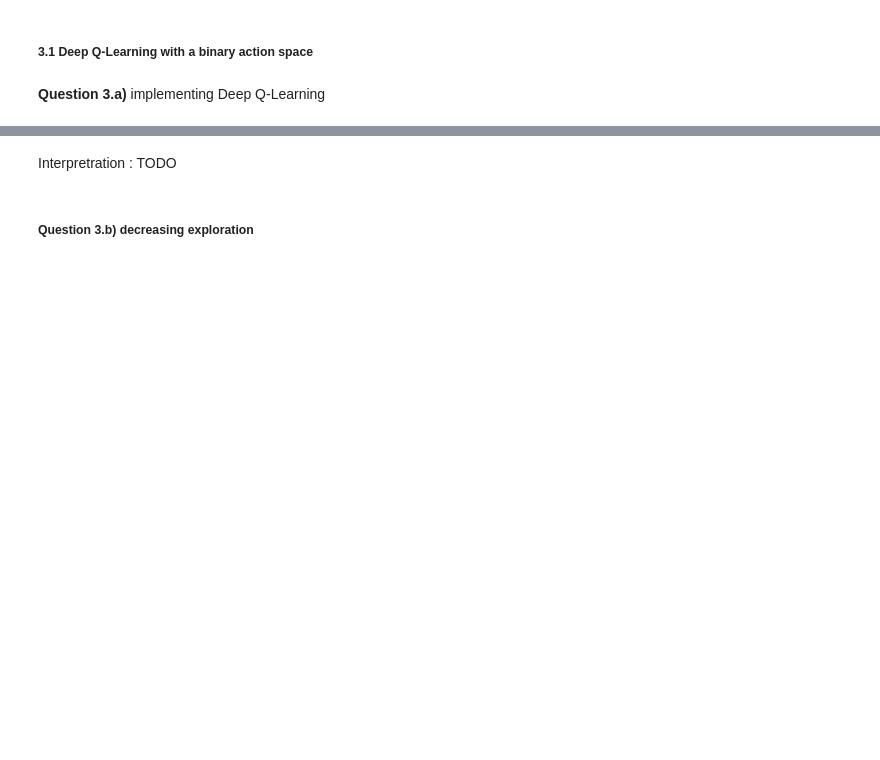
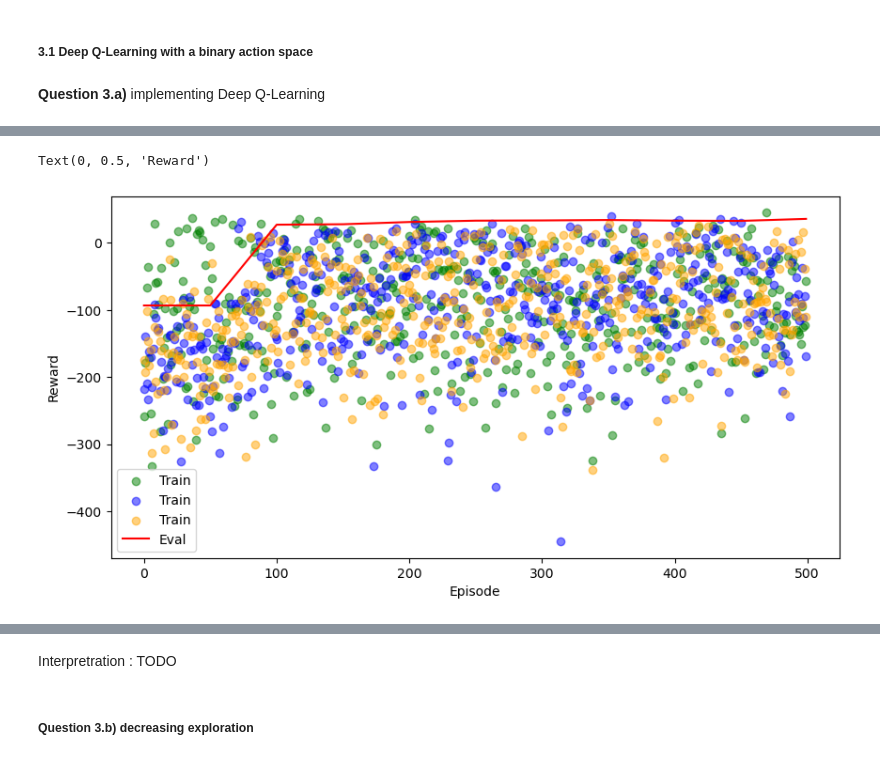
Before and after one commit to hichemhadhri/Miniproject_DQN-2, a Jupyter notebook: final.ipynb, the cells around one changed output, grey strips where cells are left out. Drawn from its saved outputs; the diff is of its cells as text; code cells hidden in the pictures; blank space fills up the shorter version.

```diff
--- a/final.ipynb
+++ b/final.ipynb
@@ -447,10 +426,10 @@ class QAgent(Agent):
         self.target_network.load_state_dict(self.policy_network.state_dict())
 
         # Define the optimizer
-        self.optimizer = torch.optim.AdamW(self.policy_network.parameters(), lr=LR,amsgrad=True)
+        self.optimizer = torch.optim.Adam(self.policy_network.parameters(), lr=LR)
 
         self.input_size = input_size
-        self.memory = ReplayMemory(10000)
+        self.memory = ReplayMemory(20000)
         self.device = device
 
 
@@ -536,7 +515,7 @@ class QAgent(Agent):
         self.target_network = QLearningModel(input_size=self.input_size)
         self.target_network.load_state_dict(self.policy_network.state_dict())
         # Define the optimizer
-        self.optimizer = torch.optim.AdamW(self.policy_network.parameters(), lr=LR,amsgrad=True)
+        self.optimizer = torch.optim.Adam(self.policy_network.parameters(), lr=LR)
         self.memory = ReplayMemory(20000)
 
     def act(self, obs,eps,eps_decay=False,eps_min=None,num_episodes=None,episode=None):
@@ -656,20 +650,25 @@ KeyboardInterrupt:
 # %%
 """Plotting the training and evaluation traces"""
 # replace zeros in the evaluation trace with None
 eval_trace[eval_trace == 0] = None
 
+avg_eval_trace = np.mean(eval_trace,axis=0)
 
+episodes = np.arange(num_episodes)
 
 # plot the training and evaluation traces
 plt.figure(figsize=(10,5))
 # change opactiy to 0.5 for a more transparent plot
 colors = ['green','blue','orange']
 
 [plt.scatter(np.arange(num_episodes),train_trace[t],label='Train',alpha=0.5,color=colors[t]) for t in range(num_traces)]
-plt.plot(np.arange(num_episodes),np.mean(eval_trace,axis=0),label='Eval',color='red')
+plt.plot(episodes[~np.isnan(avg_eval_trace)],avg_eval_trace[~np.isnan(avg_eval_trace)],label='Eval',color='red')
 plt.legend()
 plt.xlabel('Episode')
 plt.ylabel('Reward')
+# %% [output]
+Text(0, 0.5, 'Reward')
+[figure, added]
 # %%
 
 
```
Also changed, not shown: parts of 32 cells of this notebook, 6 other files.
